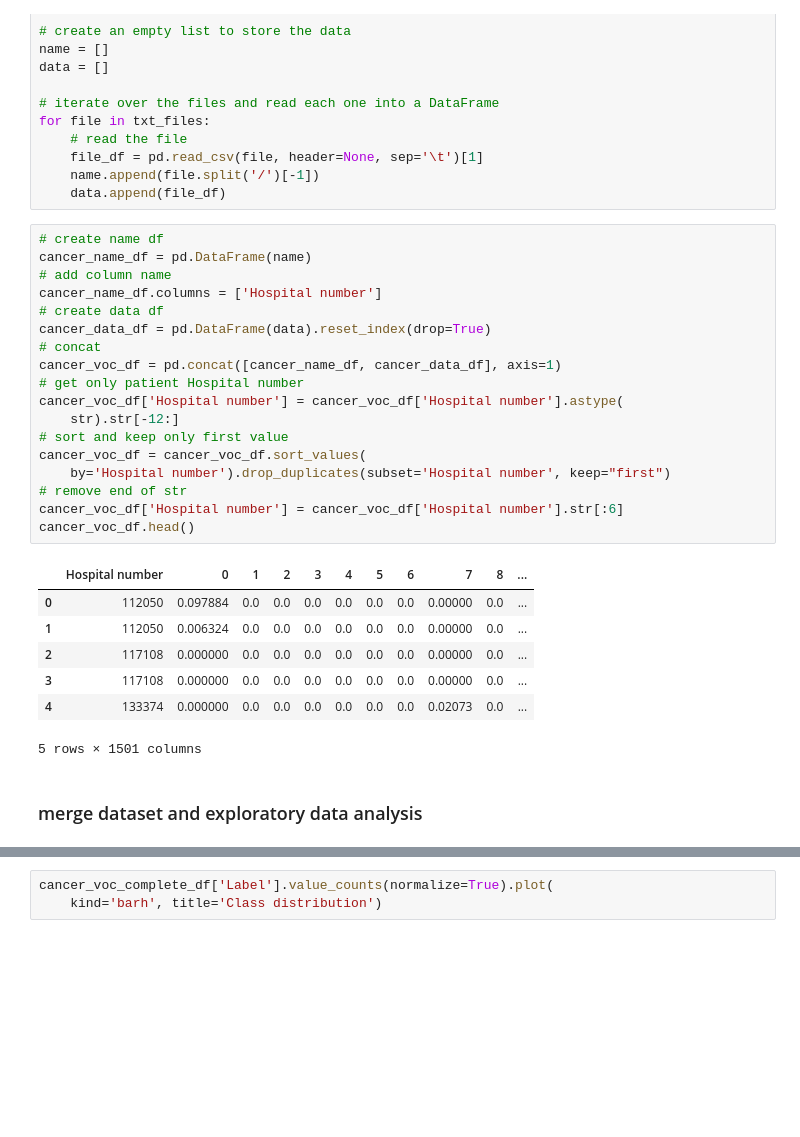
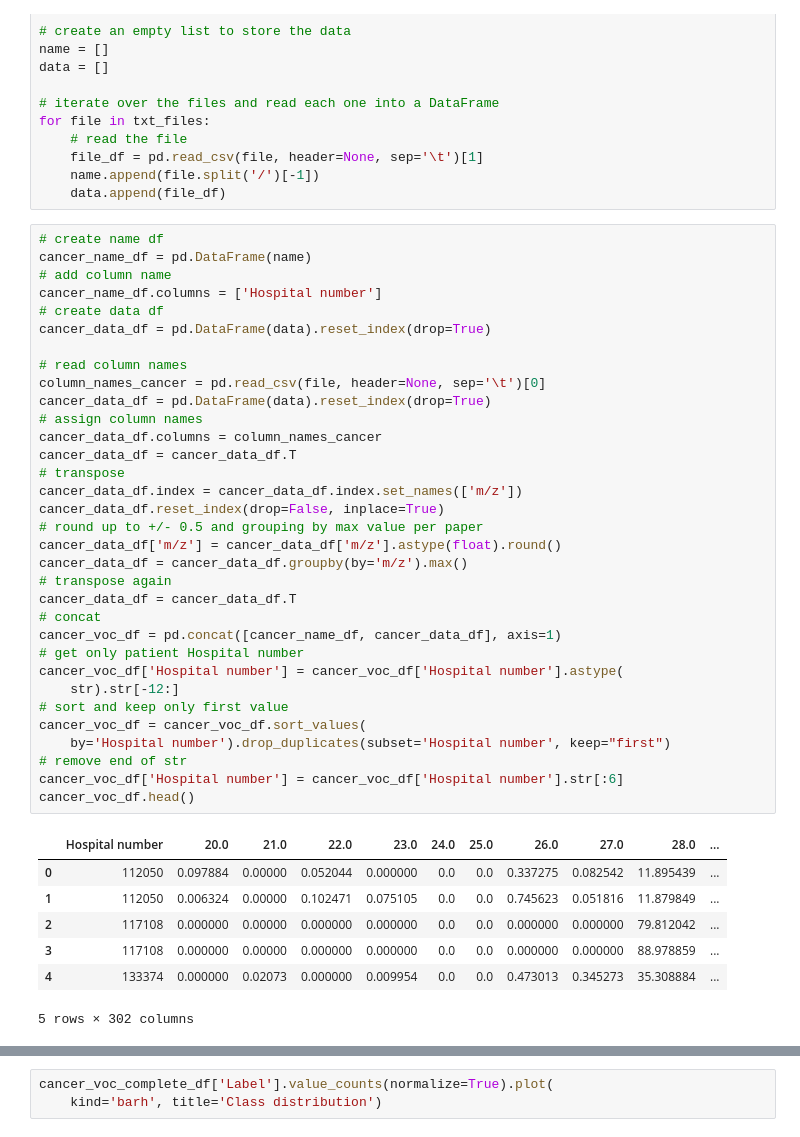
Before and after one commit to IgnacioFabietti/VOC_analysis, a Jupyter notebook: VOC_analysis.ipynb, the cells around one changed output, grey strips where cells are left out. Drawn from its saved outputs; the diff is of its cells as text; blank space fills up the shorter version.

Commit message:
completed analysis

```diff
--- a/VOC_analysis.ipynb
+++ b/VOC_analysis.ipynb
@@ -624,28 +754,41 @@ for file in txt_files:
 # %%
 # create name df
 cancer_name_df = pd.DataFrame(name)
 # add column name
 cancer_name_df.columns = ['Hospital number']
 # create data df
 cancer_data_df = pd.DataFrame(data).reset_index(drop=True)
+
+# read column names
+column_names_cancer = pd.read_csv(file, header=None, sep='\t')[0]
+cancer_data_df = pd.DataFrame(data).reset_index(drop=True)
+# assign column names
+cancer_data_df.columns = column_names_cancer
+cancer_data_df = cancer_data_df.T
+# transpose
+cancer_data_df.index = cancer_data_df.index.set_names(['m/z'])
+cancer_data_df.reset_index(drop=False, inplace=True)
+# round up to +/- 0.5 and grouping by max value per paper
+cancer_data_df['m/z'] = cancer_data_df['m/z'].astype(float).round()
+cancer_data_df = cancer_data_df.groupby(by='m/z').max()
+# transpose again
+cancer_data_df = cancer_data_df.T
 # concat
 cancer_voc_df = pd.concat([cancer_name_df, cancer_data_df], axis=1)
 # get only patient Hospital number
 cancer_voc_df['Hospital number'] = cancer_voc_df['Hospital number'].astype(
     str).str[-12:]
 # sort and keep only first value
 cancer_voc_df = cancer_voc_df.sort_values(
     by='Hospital number').drop_duplicates(subset='Hospital number', keep="first")
 # remove end of str
 cancer_voc_df['Hospital number'] = cancer_voc_df['Hospital number'].str[:6]
 cancer_voc_df.head()
 # %% [output]
-|  | Hospital number | 0 | 1 | 2 | 3 | 4 | 5 | 6 | 7 | 8 | ... |
-| 0 | 112050 | 0.097884 | 0.0 | 0.0 | 0.0 | 0.0 | 0.0 | 0.0 | 0.00000 | 0.0 | ... |
-| 1 | 112050 | 0.006324 | 0.0 | 0.0 | 0.0 | 0.0 | 0.0 | 0.0 | 0.00000 | 0.0 | ... |
-| 2 | 117108 | 0.000000 | 0.0 | 0.0 | 0.0 | 0.0 | 0.0 | 0.0 | 0.00000 | 0.0 | ... |
-| 3 | 117108 | 0.000000 | 0.0 | 0.0 | 0.0 | 0.0 | 0.0 | 0.0 | 0.00000 | 0.0 | ... |
-| 4 | 133374 | 0.000000 | 0.0 | 0.0 | 0.0 | 0.0 | 0.0 | 0.0 | 0.02073 | 0.0 | ... |
+|  | Hospital number | 20.0 | 21.0 | 22.0 | 23.0 | 24.0 | 25.0 | 26.0 | 27.0 | 28.0 | ... |
+| 0 | 112050 | 0.097884 | 0.00000 | 0.052044 | 0.000000 | 0.0 | 0.0 | 0.337275 | 0.082542 | 11.895439 | ... |
+| 1 | 112050 | 0.006324 | 0.00000 | 0.102471 | 0.075105 | 0.0 | 0.0 | 0.745623 | 0.051816 | 11.879849 | ... |
+| 2 | 117108 | 0.000000 | 0.00000 | 0.000000 | 0.000000 | 0.0 | 0.0 | 0.000000 | 0.000000 | 79.812042 | ... |
+| 3 | 117108 | 0.000000 | 0.00000 | 0.000000 | 0.000000 | 0.0 | 0.0 | 0.000000 | 0.000000 | 88.978859 | ... |
+| 4 | 133374 | 0.000000 | 0.02073 | 0.000000 | 0.009954 | 0.0 | 0.0 | 0.473013 | 0.345273 | 35.308884 | ... |
-5 rows × 1501 columns
+5 rows × 302 columns
-# %% [markdown]
-### merge dataset and exploratory data analysis
```
Also changed, not shown: parts of 59 cells of this notebook.
